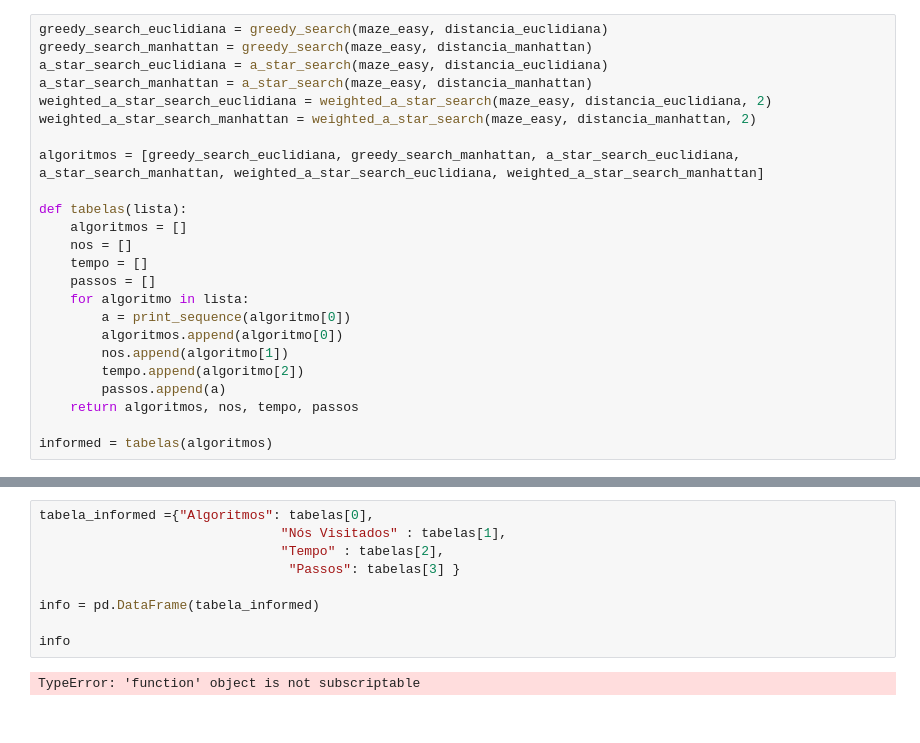
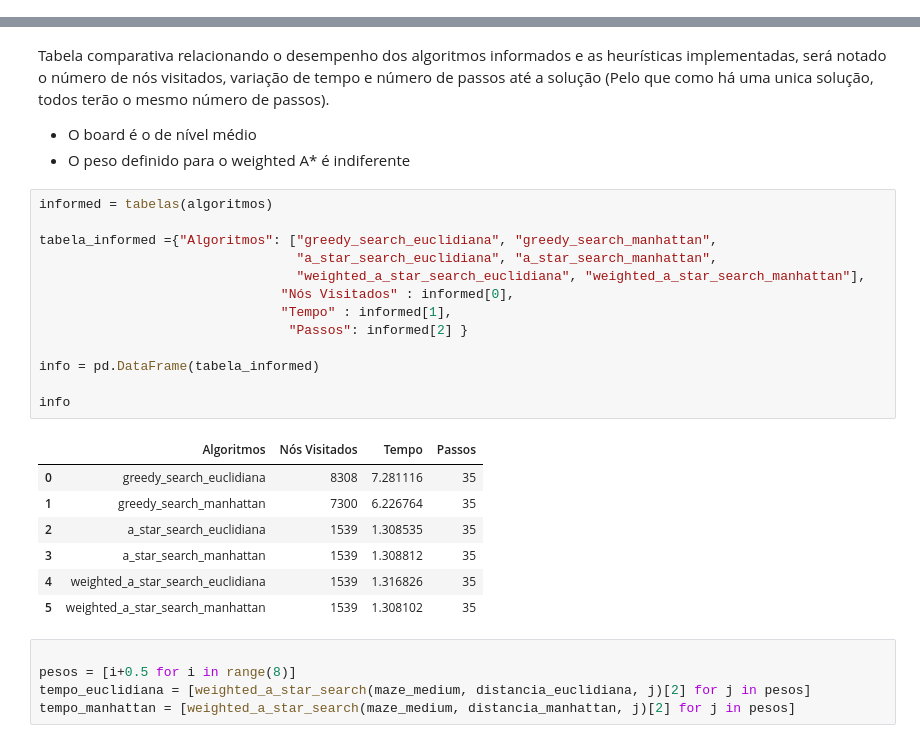
Before and after one commit to dinixz/Maze, a Jupyter notebook: testes.ipynb, the cells around one changed output, grey strips where cells are left out. Saved outputs shown, nothing was run; the diff lists cells and outputs as text.

```diff
--- a/testes.ipynb
+++ b/testes.ipynb
@@ -340,24 +401,0 @@ df
-# %%
-greedy_search_euclidiana = greedy_search(maze_easy, distancia_euclidiana)
-greedy_search_manhattan = greedy_search(maze_easy, distancia_manhattan)
-a_star_search_euclidiana = a_star_search(maze_easy, distancia_euclidiana)
-a_star_search_manhattan = a_star_search(maze_easy, distancia_manhattan)
-weighted_a_star_search_euclidiana = weighted_a_star_search(maze_easy, distancia_euclidiana, 2)
-weighted_a_star_search_manhattan = weighted_a_star_search(maze_easy, distancia_manhattan, 2)
-
-algoritmos = [greedy_search_euclidiana, greedy_search_manhattan, a_star_search_euclidiana, a_star_search_manhattan, weighted_a_star_search_euclidiana, weighted_a_star_search_manhattan]
-
-def tabelas(lista):
-    algoritmos = []
-    nos = []
-    tempo = []
-    passos = []
-    for algoritmo in lista:
-        a = print_sequence(algoritmo[0])
-        algoritmos.append(algoritmo[0])
-        nos.append(algoritmo[1])
-        tempo.append(algoritmo[2])
-        passos.append(a)
-    return algoritmos, nos, tempo, passos
-
-informed = tabelas(algoritmos)
@@ -382,11 +402,30 @@ Steps:  32
-# %%
-tabela_informed ={"Algoritmos": tabelas[0],
-                               "Nós Visitados" : tabelas[1],
-                               "Tempo" : tabelas[2],
-                                "Passos": tabelas[3] }
-
-info = pd.DataFrame(tabela_informed)
-
-info
-# %% [output]
-TypeError: 'function' object is not subscriptable
+# %% [markdown]
+Tabela comparativa relacionando o desempenho dos algoritmos informados e as heurísticas implementadas, será notado o número de nós visitados, variação de tempo e número de passos até a solução (Pelo que como há uma unica solução, todos terão o mesmo número de passos).
+* O board é o de nível médio
+* O peso definido para o weighted A* é indiferente
+# %%
+informed = tabelas(algoritmos)
+
+tabela_informed ={"Algoritmos": ["greedy_search_euclidiana", "greedy_search_manhattan",
+                                 "a_star_search_euclidiana", "a_star_search_manhattan",
+                                 "weighted_a_star_search_euclidiana", "weighted_a_star_search_manhattan"],
+                               "Nós Visitados" : informed[0],
+                               "Tempo" : informed[1],
+                                "Passos": informed[2] }
+
+info = pd.DataFrame(tabela_informed)
+
+info
+# %% [output]
+|  | Algoritmos | Nós Visitados | Tempo | Passos |
+| 0 | greedy_search_euclidiana | 8308 | 7.281116 | 35 |
+| 1 | greedy_search_manhattan | 7300 | 6.226764 | 35 |
+| 2 | a_star_search_euclidiana | 1539 | 1.308535 | 35 |
+| 3 | a_star_search_manhattan | 1539 | 1.308812 | 35 |
+| 4 | weighted_a_star_search_euclidiana | 1539 | 1.316826 | 35 |
+| 5 | weighted_a_star_search_manhattan | 1539 | 1.308102 | 35 |
+# %%
+
+pesos = [i+0.5 for i in range(8)]
+tempo_euclidiana = [weighted_a_star_search(maze_medium, distancia_euclidiana, j)[2] for j in pesos]
+tempo_manhattan = [weighted_a_star_search(maze_medium, distancia_manhattan, j)[2] for j in pesos]
```
Also changed, not shown: parts of 16 cells of this notebook.
